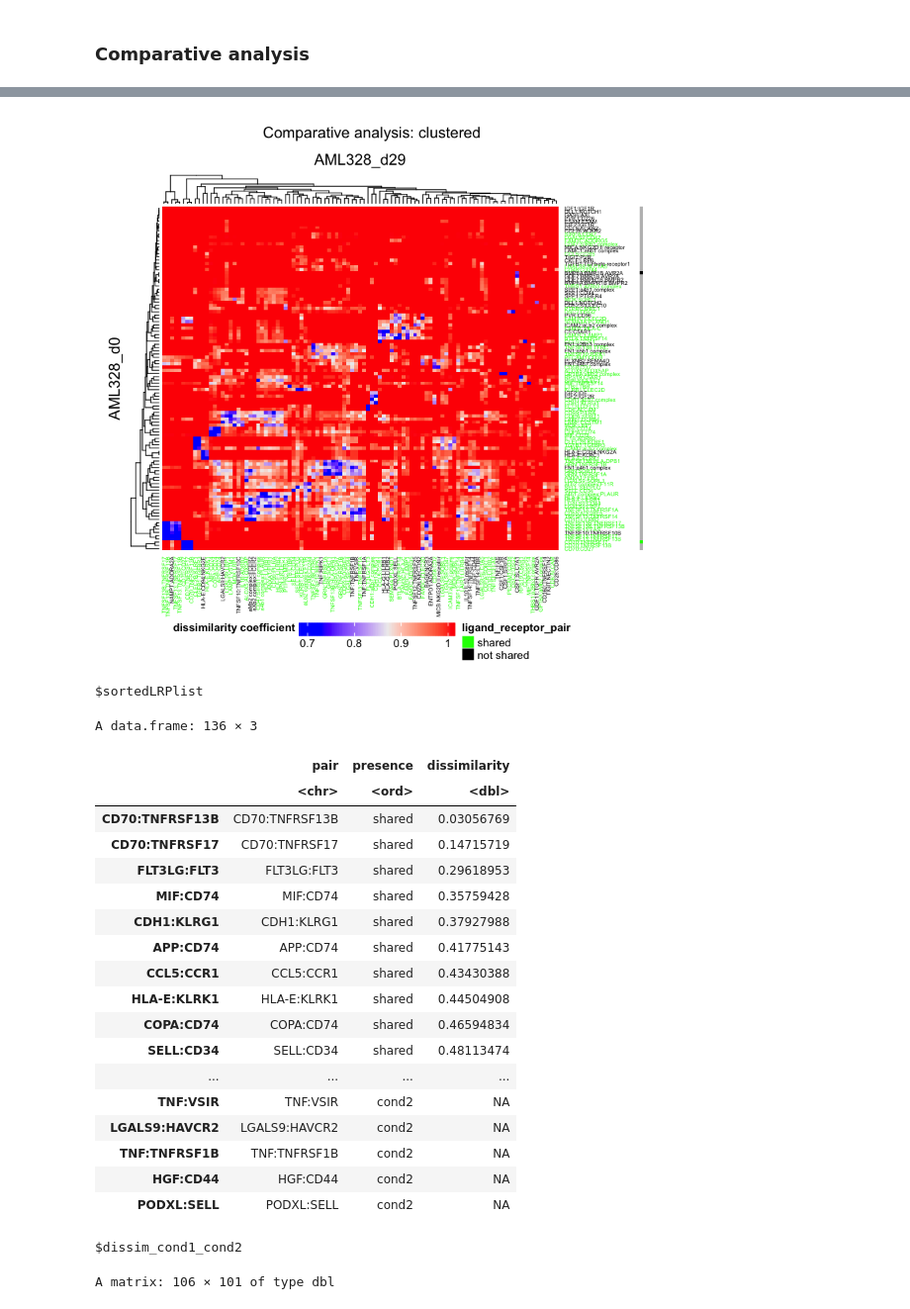
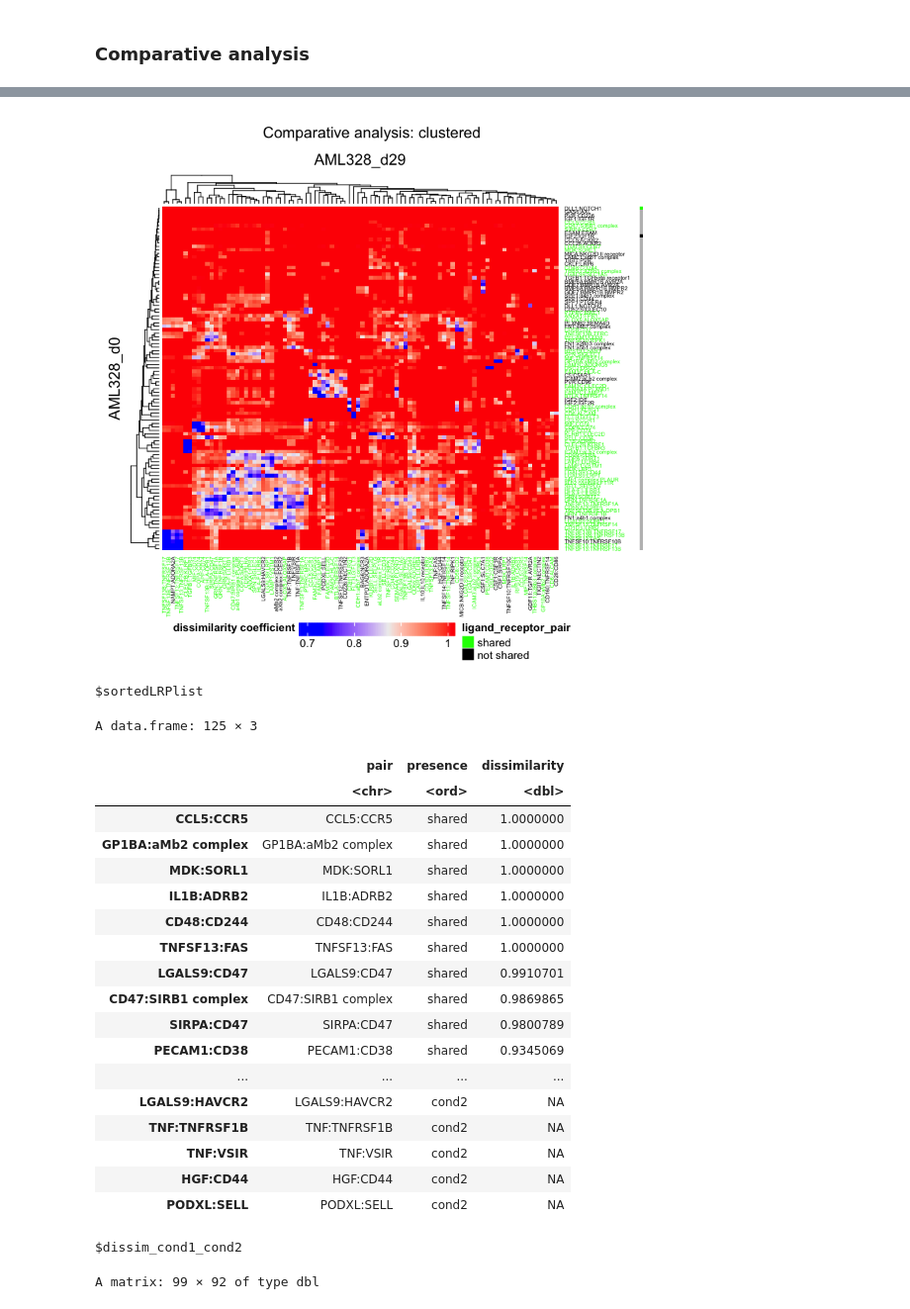
Before and after one commit to ScialdoneLab/COMUNET, a Jupyter notebook: Tutorials/comparativeAnalysis/3_ComparativeAnalysis.ipynb, the cells around one changed output, grey strips where cells are left out. Shown at 99% size. Drawn from its saved outputs; the diff is of its cells as text; code cells hidden in the pictures.

```diff
--- a/Tutorials/comparativeAnalysis/3_ComparativeAnalysis.ipynb
+++ b/Tutorials/comparativeAnalysis/3_ComparativeAnalysis.ipynb
@@ -1685,22 +1654,26 @@ The 'communicationClusters' variable will store the following information:
 # Cond1 (AML328_d0)
 # run communication clusters analysis
 cond1_communicationClusters <- communicationClusters(weight_array = cond1_interactions$w_array
-                       ,exprsMatrix = cond1_counts
-                       ,annotation = cond1_annotation
-                       ,ligandReceptorPairList = cond1_interactions$ligandReceptorPairList
-                       ,dissimilarity = dissimilarity
-                       ,export_results = export_results
-                       ,outputPath = outputPath
+                                                     ,exprsMatrix = cond1_counts
+                                                     ,annotation = cond1_annotation
+                                                     ,ligandReceptorPairList = cond1_interactions$ligandReceptorPairList
+                                                     ,export_results = export_results
+                                                     ,outputPath = outputPath
+                                                     ,minClusterSize = minClusterSize
+                                                     ,complex_input = complex_input
+                                                     ,gene_input = gene_input
   )
 
 # Cond2 (AML328_d29)
 # run communication clusters analysis
 cond2_communicationClusters <- communicationClusters(weight_array = cond2_interactions$w_array
-                       ,exprsMatrix = cond2_counts
-                       ,annotation = cond2_annotation
-                       ,ligandReceptorPairList = cond2_interactions$ligandReceptorPairList
-                       ,dissimilarity = dissimilarity
-                       ,export_results = export_results
-                       ,outputPath = outputPath
+                                                     ,exprsMatrix = cond2_counts
+                                                     ,annotation = cond2_annotation
+                                                     ,ligandReceptorPairList = cond2_interactions$ligandReceptorPairList
+                                                     ,export_results = export_results
+                                                     ,outputPath = outputPath
+                                                     ,minClusterSize = minClusterSize
+                                                     ,complex_input = complex_input
+                                                     ,gene_input = gene_input
   )
 # %% [output]
@@ -1731,7 +1704,6 @@ comparativeAnalysis(cond1_result = cond1_communicationClusters
                     ,cond2_result = cond2_communicationClusters
                     ,outputPath = outputPath
                     ,export_results = export_results
-                    ,dissimilarity = dissimilarity
                     ,cond1_name = cond1_name
                     ,cond2_name = cond2_name
                     ,complex_input = complex_input
@@ -1758,27 +1730,27 @@ Warning message in dir.create(outputPath):
 “'drop' argument will be ignored”Warning message in `[.data.frame`(..., drop = FALSE):
 “'drop' argument will be ignored”Warning message in `[.data.frame`(..., drop = FALSE):
 “'drop' argument will be ignored”Warning message in `[.data.frame`(..., drop = FALSE):
 “'drop' argument will be ignored”
-[figure, old version]
+[figure, new version]
 $sortedLRPlist
-A data.frame: 136 × 3
+A data.frame: 125 × 3
 |  | pair | presence | dissimilarity |
 |  | <chr> | <ord> | <dbl> |
-| CD70:TNFRSF13B | CD70:TNFRSF13B | shared | 0.03056769 |
-| CD70:TNFRSF17 | CD70:TNFRSF17 | shared | 0.14715719 |
-| FLT3LG:FLT3 | FLT3LG:FLT3 | shared | 0.29618953 |
-| MIF:CD74 | MIF:CD74 | shared | 0.35759428 |
-| CDH1:KLRG1 | CDH1:KLRG1 | shared | 0.37927988 |
-| APP:CD74 | APP:CD74 | shared | 0.41775143 |
-| CCL5:CCR1 | CCL5:CCR1 | shared | 0.43430388 |
-| HLA-E:KLRK1 | HLA-E:KLRK1 | shared | 0.44504908 |
-| COPA:CD74 | COPA:CD74 | shared | 0.46594834 |
-| SELL:CD34 | SELL:CD34 | shared | 0.48113474 |
+| CCL5:CCR5 | CCL5:CCR5 | shared | 1.0000000 |
+| GP1BA:aMb2 complex | GP1BA:aMb2 complex | shared | 1.0000000 |
+| MDK:SORL1 | MDK:SORL1 | shared | 1.0000000 |
+| IL1B:ADRB2 | IL1B:ADRB2 | shared | 1.0000000 |
+| CD48:CD244 | CD48:CD244 | shared | 1.0000000 |
+| TNFSF13:FAS | TNFSF13:FAS | shared | 1.0000000 |
+| LGALS9:CD47 | LGALS9:CD47 | shared | 0.9910701 |
+| CD47:SIRB1 complex | CD47:SIRB1 complex | shared | 0.9869865 |
+| SIRPA:CD47 | SIRPA:CD47 | shared | 0.9800789 |
+| PECAM1:CD38 | PECAM1:CD38 | shared | 0.9345069 |
 | ... | ... | ... | ... |
-| TNF:VSIR | TNF:VSIR | cond2 | NA |
 | LGALS9:HAVCR2 | LGALS9:HAVCR2 | cond2 | NA |
 | TNF:TNFRSF1B | TNF:TNFRSF1B | cond2 | NA |
+| TNF:VSIR | TNF:VSIR | cond2 | NA |
 | HGF:CD44 | HGF:CD44 | cond2 | NA |
 | PODXL:SELL | PODXL:SELL | cond2 | NA |
 $dissim_cond1_cond2
-A matrix: 106 × 101 of type dbl
+A matrix: 99 × 92 of type dbl
```
Also changed, not shown: parts of 6 cells of this notebook, 1 other file.
